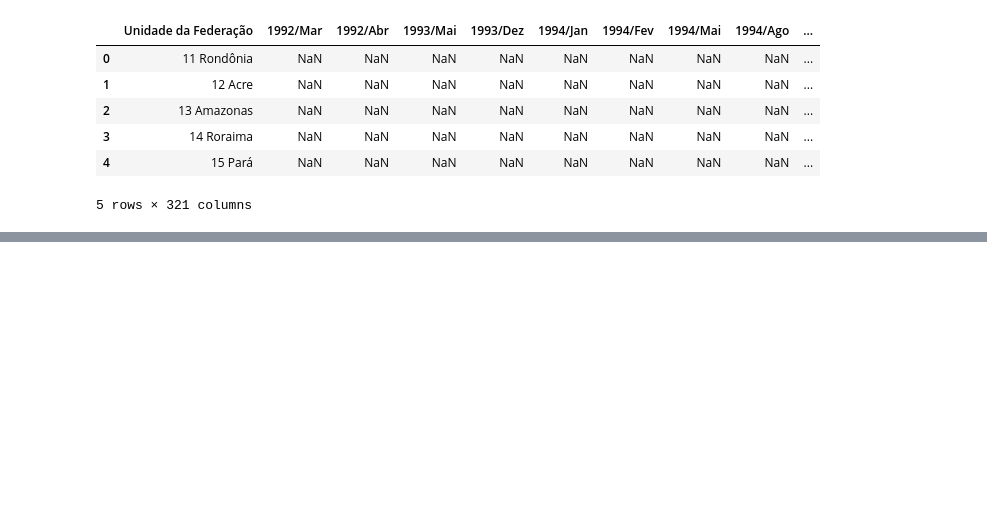
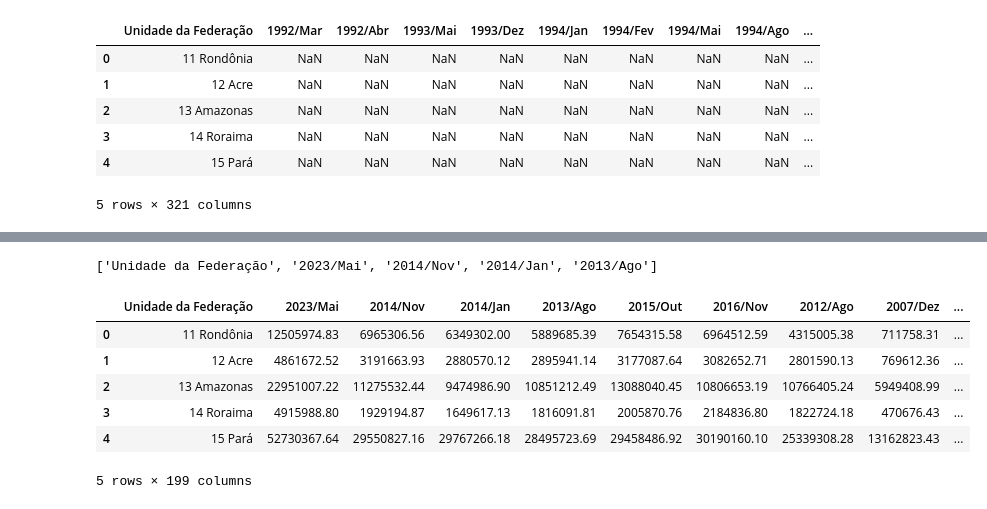
Before and after one commit to alexsoares4a/producao_hospitalar, a Jupyter notebook: producao_hospitalar.ipynb, the cells around one changed output, grey strips where cells are left out. Drawn from its saved outputs; the diff is of its cells as text; code cells hidden in the pictures; blank space fills up the shorter version.

```diff
--- a/producao_hospitalar.ipynb
+++ b/producao_hospitalar.ipynb
@@ -287,0 +346,15 @@ list
+# %%
+colunas_usaveis[:5]
+# %% [output]
+['Unidade da Federação', '2023/Mai', '2014/Nov', '2014/Jan', '2013/Ago']
+# %%
+dados_usuaveis = dados[colunas_usaveis]
+dados_usuaveis.head()
+# %% [output]
+|  | Unidade da Federação | 2023/Mai | 2014/Nov | 2014/Jan | 2013/Ago | 2015/Out | 2016/Nov | 2012/Ago | 2007/Dez | ... |
+| 0 | 11 Rondônia | 12505974.83 | 6965306.56 | 6349302.00 | 5889685.39 | 7654315.58 | 6964512.59 | 4315005.38 | 711758.31 | ... |
+| 1 | 12 Acre | 4861672.52 | 3191663.93 | 2880570.12 | 2895941.14 | 3177087.64 | 3082652.71 | 2801590.13 | 769612.36 | ... |
+| 2 | 13 Amazonas | 22951007.22 | 11275532.44 | 9474986.90 | 10851212.49 | 13088040.45 | 10806653.19 | 10766405.24 | 5949408.99 | ... |
+| 3 | 14 Roraima | 4915988.80 | 1929194.87 | 1649617.13 | 1816091.81 | 2005870.76 | 2184836.80 | 1822724.18 | 470676.43 | ... |
+| 4 | 15 Pará | 52730367.64 | 29550827.16 | 29767266.18 | 28495723.69 | 29458486.92 | 30190160.10 | 25339308.28 | 13162823.43 | ... |
+5 rows × 199 columns
```
Also changed, not shown: parts of 29 cells of this notebook.
